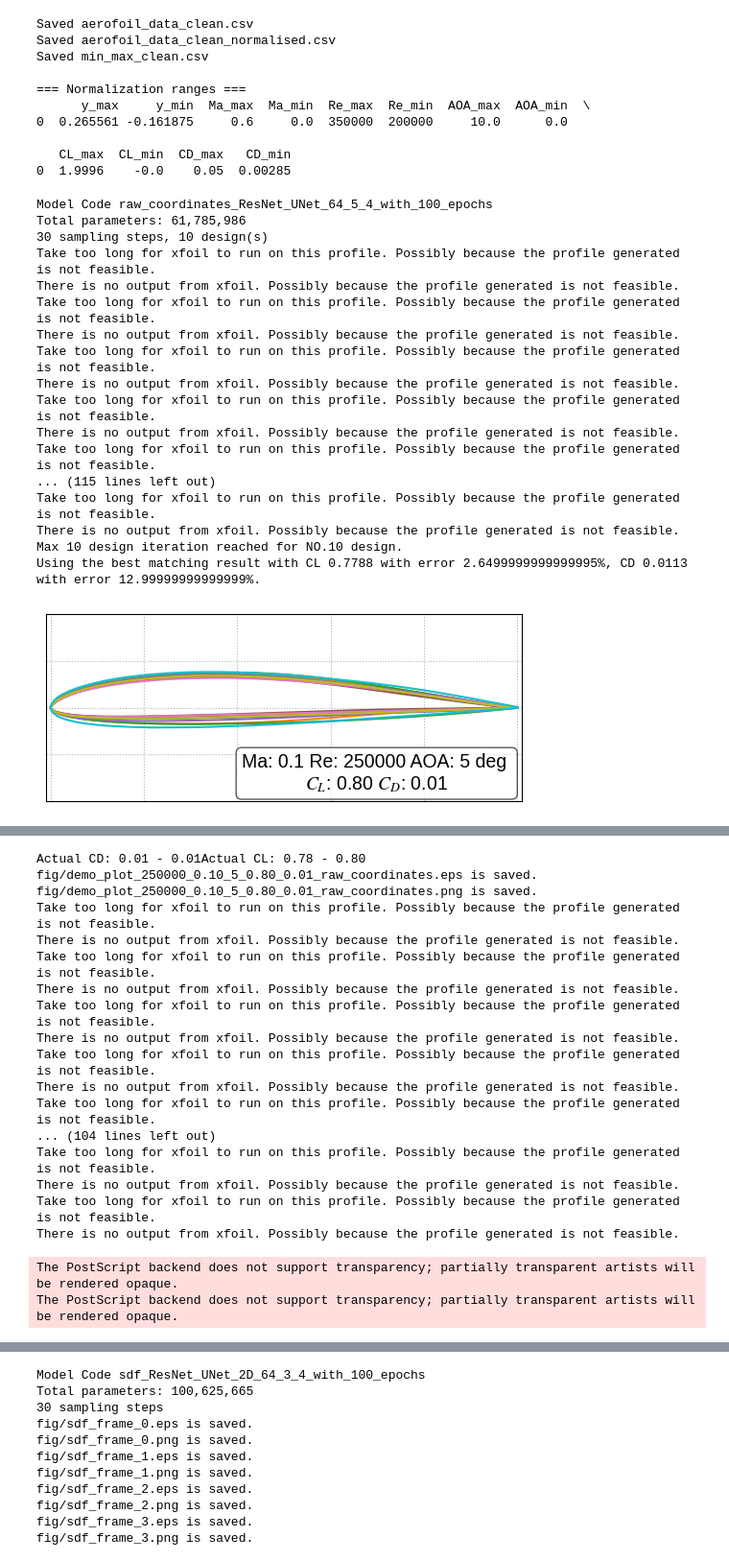
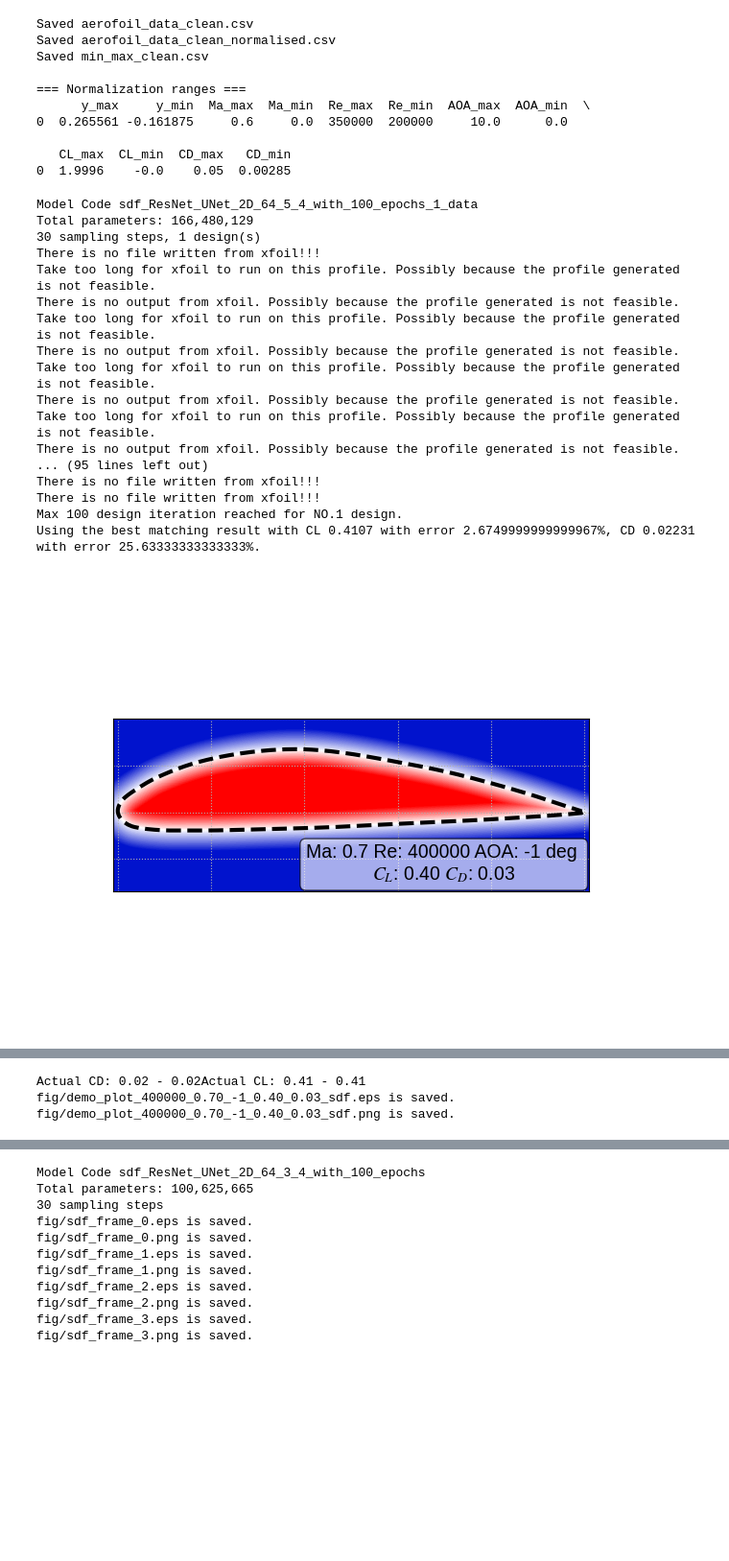
Before and after one commit to Yingfangeng/Diffusion_based_2DAirfoil_Generation, a Jupyter notebook: model_deployment.ipynb, the cells around one changed output, grey strips where cells are left out. Shown at 96% size. Saved outputs shown, nothing was run; the diff lists cells and outputs as text; code cells hidden in the pictures; blank space fills up the shorter version.

```diff
--- a/model_deployment.ipynb
+++ b/model_deployment.ipynb
@@ -172,28 +169,27 @@ Saved min_max_clean.csv
    CL_max  CL_min  CD_max   CD_min
 0  1.9996    -0.0    0.05  0.00285
 # %%
-# Target: CL:0.7988999999999999, CD: 0.012539999999999999
-model_deployment(mode = 'test', model_config_path='mdl_hyperparams/raw_coords_conv1d_deep_unet.yaml', sample_number=1,
-                 AOA=5, Ma=0.1, Re=250000, CL=0.8, CD=0.01,
-                num_steps = 30, lim = 0.5, multiple_design = 10,
-                x_foil_timeout=5, CL_tolerence = 0.01, CD_tolerence = 0.05, max_iteration = 10,
-                distribution_plot_switch = False, off_design_plot_switch=True)
+model_deployment(mode = 'test', model_config_path='mdl_hyperparams/sdf_conv2d_unet_128.yaml', sample_number=1,
+                 AOA=-1, Ma=0.7, Re=400000, CL=0.4, CD=0.03,
+                num_steps = 30, lim = 0.5, multiple_design = 1,
+                x_foil_timeout=5, CL_tolerence = 0.01, CD_tolerence = 0.05, max_iteration = 100,
+                distribution_plot_switch = False, off_design_plot_switch=False)
 # %% [output]
-Model Code raw_coordinates_ResNet_UNet_64_5_4_with_100_epochs
-Total parameters: 61,785,986
-30 sampling steps, 10 design(s)
+Model Code sdf_ResNet_UNet_2D_64_5_4_with_100_epochs_1_data
+Total parameters: 166,480,129
+30 sampling steps, 1 design(s)
+There is no file written from xfoil!!!
 Take too long for xfoil to run on this profile. Possibly because the profile generated is not feasible.
 There is no output from xfoil. Possibly because the profile generated is not feasible.
 Take too long for xfoil to run on this profile. Possibly because the profile generated is not feasible.
 There is no output from xfoil. Possibly because the profile generated is not feasible.
 Take too long for xfoil to run on this profile. Possibly because the profile generated is not feasible.
 There is no output from xfoil. Possibly because the profile generated is not feasible.
 Take too long for xfoil to run on this profile. Possibly because the profile generated is not feasible.
 There is no output from xfoil. Possibly because the profile generated is not feasible.
-Take too long for xfoil to run on this profile. Possibly because the profile generated is not feasible.
-... (115 lines left out)
-Take too long for xfoil to run on this profile. Possibly because the profile generated is not feasible.
-There is no output from xfoil. Possibly because the profile generated is not feasible.
-Max 10 design iteration reached for NO.10 design.
-Using the best matching result with CL 0.7788 with error 2.6499999999999995%, CD 0.0113 with error 12.99999999999999%.
+... (95 lines left out)
+There is no file written from xfoil!!!
+There is no file written from xfoil!!!
+Max 100 design iteration reached for NO.1 design.
+Using the best matching result with CL 0.4107 with error 2.6749999999999967%, CD 0.02231 with error 25.63333333333333%.
-[figure, old version]
+[figure, new version]
@@ -201,19 +197,3 @@ The PostScript backend does not support transparency; partially transparent arti
-Actual CD: 0.01 - 0.01Actual CL: 0.78 - 0.80
-fig/demo_plot_250000_0.10_5_0.80_0.01_raw_coordinates.eps is saved.
-fig/demo_plot_250000_0.10_5_0.80_0.01_raw_coordinates.png is saved.
-Take too long for xfoil to run on this profile. Possibly because the profile generated is not feasible.
-There is no output from xfoil. Possibly because the profile generated is not feasible.
-Take too long for xfoil to run on this profile. Possibly because the profile generated is not feasible.
-There is no output from xfoil. Possibly because the profile generated is not feasible.
-Take too long for xfoil to run on this profile. Possibly because the profile generated is not feasible.
-There is no output from xfoil. Possibly because the profile generated is not feasible.
-Take too long for xfoil to run on this profile. Possibly because the profile generated is not feasible.
-There is no output from xfoil. Possibly because the profile generated is not feasible.
-Take too long for xfoil to run on this profile. Possibly because the profile generated is not feasible.
-... (104 lines left out)
-Take too long for xfoil to run on this profile. Possibly because the profile generated is not feasible.
-There is no output from xfoil. Possibly because the profile generated is not feasible.
-Take too long for xfoil to run on this profile. Possibly because the profile generated is not feasible.
-There is no output from xfoil. Possibly because the profile generated is not feasible.
+Actual CD: 0.02 - 0.02Actual CL: 0.41 - 0.41
+fig/demo_plot_400000_0.70_-1_0.40_0.03_sdf.eps is saved.
+fig/demo_plot_400000_0.70_-1_0.40_0.03_sdf.png is saved.
-The PostScript backend does not support transparency; partially transparent artists will be rendered opaque.
-The PostScript backend does not support transparency; partially transparent artists will be rendered opaque.
```
Also changed, not shown: parts of 6 cells of this notebook, 4 other files.
